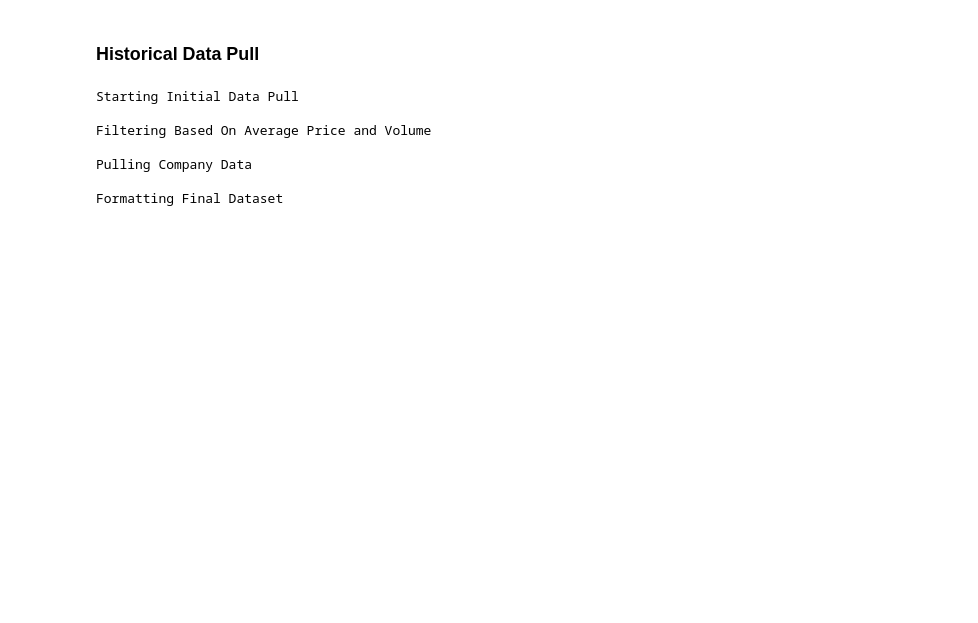
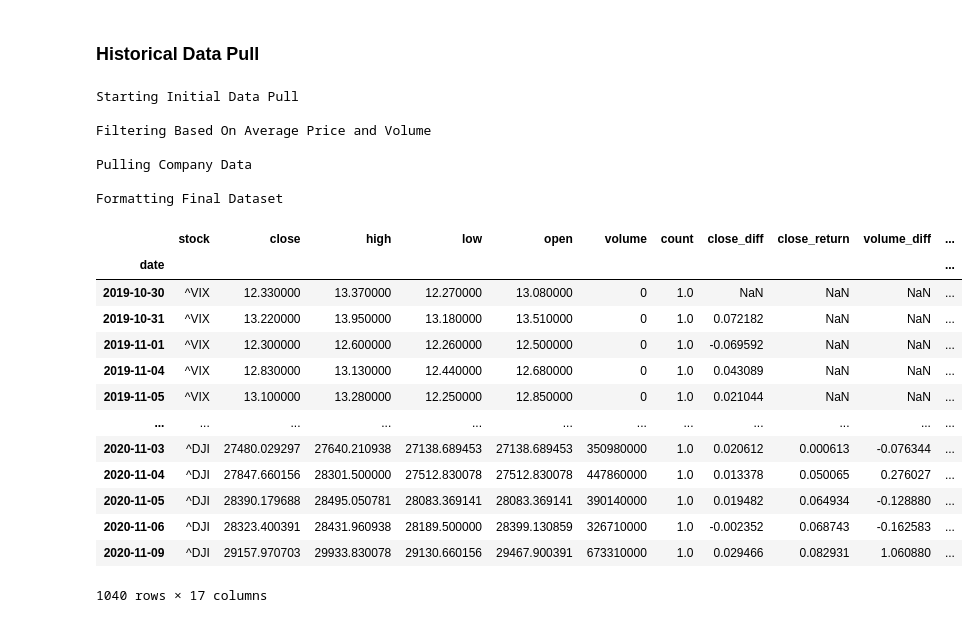
Before and after one commit to webclinic017/Stock-Strategy-Exploration, a Jupyter notebook: Python/Automated-Investing.ipynb, the cells around one changed output. Saved outputs shown, nothing was run; the diff lists cells and outputs as text; code cells hidden in the pictures; blank space fills up the shorter version.

```diff
--- a/Python/Automated-Investing.ipynb
+++ b/Python/Automated-Investing.ipynb
@@ -99,7 +100,7 @@ Final_Assets = [i._raw['symbol'] for i in assets \
                 if i._raw['tradable'] \
                     & i._raw['shortable'] \
                     & i._raw['easy_to_borrow']]
-Final_Assets.extend(['TQQQ','SQQQ'])
+Final_Assets.extend(leveraged_etfs)
 
 ## Pulling All Bar Data
 s_inc = 100
@@ -152,7 +153,7 @@ for i in Updated_Stocks:
         continue
     if years_listed(Company_Data[i].listdate) > min_list_years:
         Final_Stocks.append(i)
-Final_Stocks.extend(['TQQQ','SQQQ'])
+Final_Stocks.extend(leveraged_etfs)
 
 ## Amount of Historical Data to Pull
 start_date = datetime.now() - timedelta(days=N_DAYS_AGO)
@@ -164,7 +165,7 @@ counter = 0
 for i in tqdm(Final_Stocks):
     TMP = Initial_Bars[i].df
     TMP['date'] = TMP.index
-    if i in ['TQQQ','SQQQ']:
+    if i in leveraged_etfs:
         TMP['sector'] = 'Leveraged Market'
         TMP['industry'] = 'Leveraged Market'
     else:
@@ -195,3 +214,20 @@ Formatting Final Dataset
+# %%
+Combined_Index_Data
+# %% [output]
+|  | stock | close | high | low | open | volume | count | close_diff | close_return | volume_diff | ... |
+| date |  |  |  |  |  |  |  |  |  |  | ... |
+| 2019-10-30 | ^VIX | 12.330000 | 13.370000 | 12.270000 | 13.080000 | 0 | 1.0 | NaN | NaN | NaN | ... |
+| 2019-10-31 | ^VIX | 13.220000 | 13.950000 | 13.180000 | 13.510000 | 0 | 1.0 | 0.072182 | NaN | NaN | ... |
+| 2019-11-01 | ^VIX | 12.300000 | 12.600000 | 12.260000 | 12.500000 | 0 | 1.0 | -0.069592 | NaN | NaN | ... |
+| 2019-11-04 | ^VIX | 12.830000 | 13.130000 | 12.440000 | 12.680000 | 0 | 1.0 | 0.043089 | NaN | NaN | ... |
+| 2019-11-05 | ^VIX | 13.100000 | 13.280000 | 12.250000 | 12.850000 | 0 | 1.0 | 0.021044 | NaN | NaN | ... |
+| ... | ... | ... | ... | ... | ... | ... | ... | ... | ... | ... | ... |
+| 2020-11-03 | ^DJI | 27480.029297 | 27640.210938 | 27138.689453 | 27138.689453 | 350980000 | 1.0 | 0.020612 | 0.000613 | -0.076344 | ... |
+| 2020-11-04 | ^DJI | 27847.660156 | 28301.500000 | 27512.830078 | 27512.830078 | 447860000 | 1.0 | 0.013378 | 0.050065 | 0.276027 | ... |
+| 2020-11-05 | ^DJI | 28390.179688 | 28495.050781 | 28083.369141 | 28083.369141 | 390140000 | 1.0 | 0.019482 | 0.064934 | -0.128880 | ... |
+| 2020-11-06 | ^DJI | 28323.400391 | 28431.960938 | 28189.500000 | 28399.130859 | 326710000 | 1.0 | -0.002352 | 0.068743 | -0.162583 | ... |
+| 2020-11-09 | ^DJI | 29157.970703 | 29933.830078 | 29130.660156 | 29467.900391 | 673310000 | 1.0 | 0.029466 | 0.082931 | 1.060880 | ... |
+1040 rows × 17 columns
 # %%
 ## Loading Stored Data
 Combined_Data = pickle.load(open(Project_Folder + "Data//Historical_Data.p" , "rb" ))
```
Also changed, not shown: parts of 10 cells of this notebook, 4 other files.
